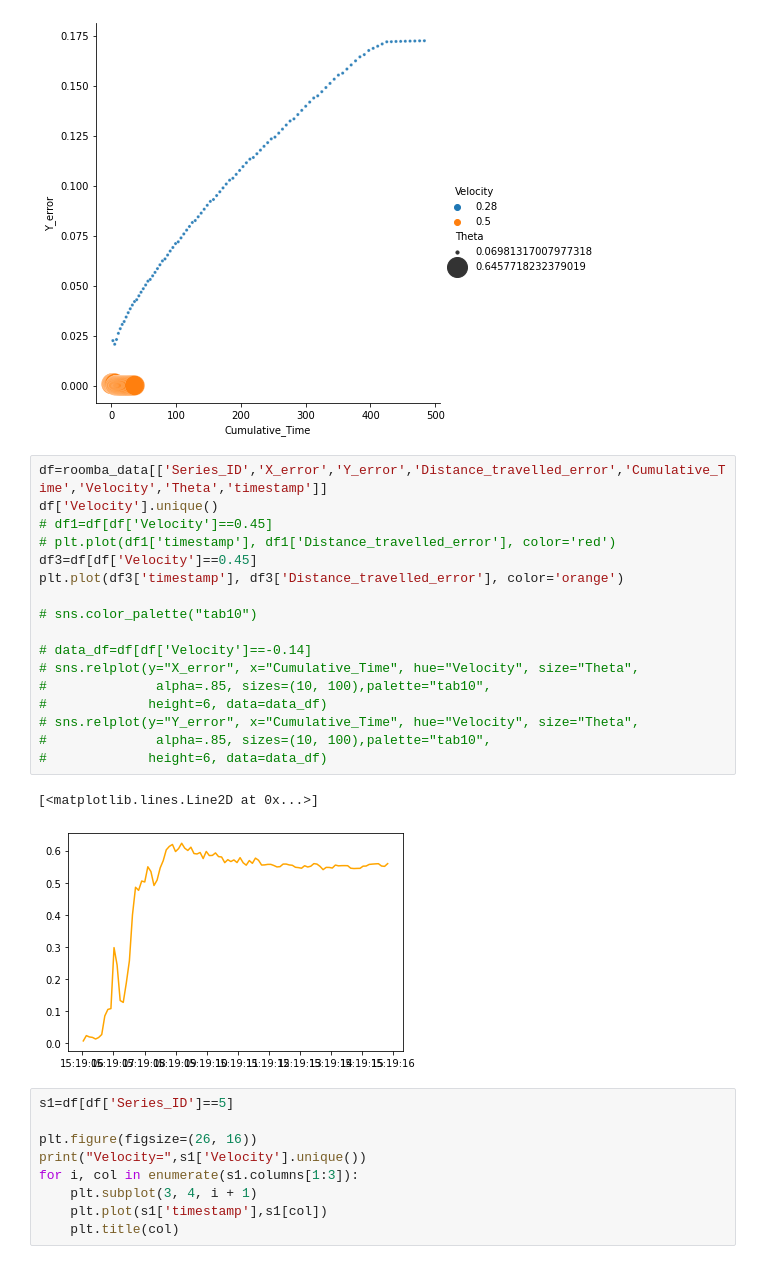
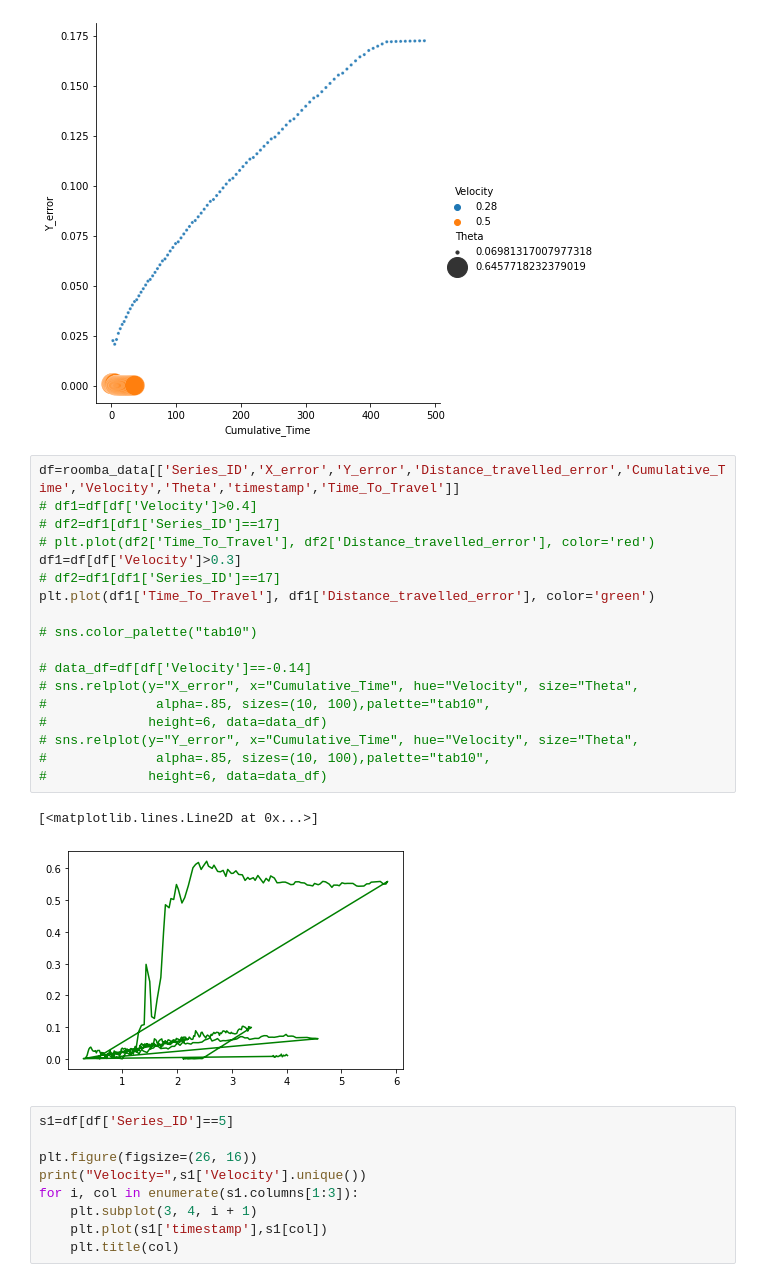
Before and after one commit to tejalvs/RobotOdometryMining, a Jupyter notebook: EDA.ipynb, the cells around one changed output. Saved outputs shown, nothing was run; the diff lists cells and outputs as text.

```diff
--- a/EDA.ipynb
+++ b/EDA.ipynb
@@ -204,25 +229,26 @@ sns.relplot(y="Y_error", x="Cumulative_Time", hue="Velocity", size="Theta",
 [figure]
 [figure]
 # %%
-df=roomba_data[['Series_ID','X_error','Y_error','Distance_travelled_error','Cumulative_Time','Velocity','Theta','timestamp']]
-df['Velocity'].unique()
-# df1=df[df['Velocity']==0.45]
-# plt.plot(df1['timestamp'], df1['Distance_travelled_error'], color='red')
-df3=df[df['Velocity']==0.45]
-plt.plot(df3['timestamp'], df3['Distance_travelled_error'], color='orange')
+df=roomba_data[['Series_ID','X_error','Y_error','Distance_travelled_error','Cumulative_Time','Velocity','Theta','timestamp','Time_To_Travel']]
+# df1=df[df['Velocity']>0.4]
+# df2=df1[df1['Series_ID']==17]
+# plt.plot(df2['Time_To_Travel'], df2['Distance_travelled_error'], color='red')
+df1=df[df['Velocity']>0.3]
+# df2=df1[df1['Series_ID']==17]
+plt.plot(df1['Time_To_Travel'], df1['Distance_travelled_error'], color='green')
 
 # sns.color_palette("tab10")
 
 # data_df=df[df['Velocity']==-0.14]
 # sns.relplot(y="X_error", x="Cumulative_Time", hue="Velocity", size="Theta",
 #              alpha=.85, sizes=(10, 100),palette="tab10",
 #             height=6, data=data_df)
 # sns.relplot(y="Y_error", x="Cumulative_Time", hue="Velocity", size="Theta",
 #              alpha=.85, sizes=(10, 100),palette="tab10",
 #             height=6, data=data_df)
 # %% [output]
 [<matplotlib.lines.Line2D at 0x...>]
-[figure, old version]
+[figure, new version]
 # %%
 s1=df[df['Series_ID']==5]
 
```
Also changed, not shown: parts of 4 cells of this notebook.
